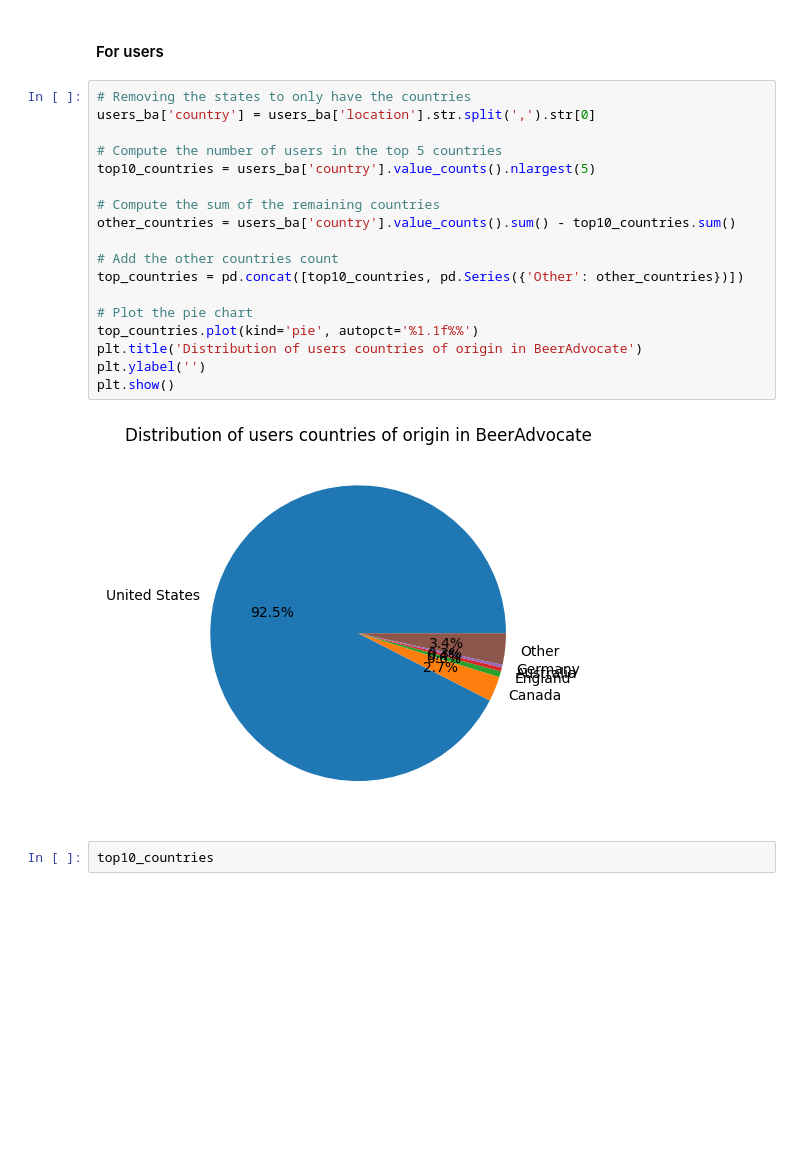
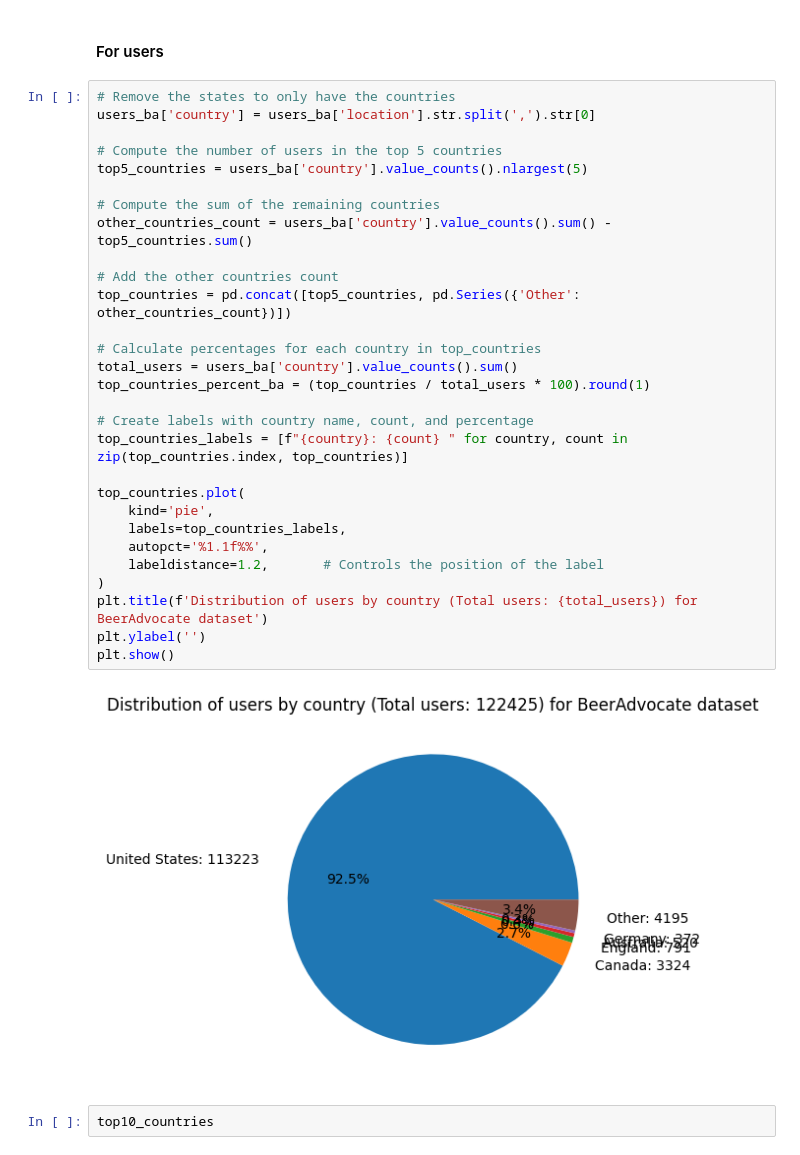
Before and after one commit to epfl-ada/ada-2024-project-databrewers, a Jupyter notebook: pauline.ipynb, the cells around one changed output. Saved outputs shown, nothing was run; the diff lists cells and outputs as text; blank space fills up the shorter version.

Commit message:
Pie plot

```diff
--- a/pauline.ipynb
+++ b/pauline.ipynb
@@ -186,25 +197,36 @@ users_ba
 # %% [markdown]
 #### For users
 # %%
-# Removing the states to only have the countries
+# Remove the states to only have the countries
 users_ba['country'] = users_ba['location'].str.split(',').str[0]
 
 # Compute the number of users in the top 5 countries
-top10_countries = users_ba['country'].value_counts().nlargest(5)
+top5_countries = users_ba['country'].value_counts().nlargest(5)
 
 # Compute the sum of the remaining countries
-other_countries = users_ba['country'].value_counts().sum() - top10_countries.sum()
+other_countries_count = users_ba['country'].value_counts().sum() - top5_countries.sum()
 
 # Add the other countries count
-top_countries = pd.concat([top10_countries, pd.Series({'Other': other_countries})])
+top_countries = pd.concat([top5_countries, pd.Series({'Other': other_countries_count})])
 
-# Plot the pie chart
-top_countries.plot(kind='pie', autopct='%1.1f%%')
-plt.title('Distribution of users countries of origin in BeerAdvocate')
+# Calculate percentages for each country in top_countries
+total_users = users_ba['country'].value_counts().sum()
+top_countries_percent_ba = (top_countries / total_users * 100).round(1)
+
+# Create labels with country name, count, and percentage
+top_countries_labels = [f"{country}: {count} " for country, count in zip(top_countries.index, top_countries)]
+
+top_countries.plot(
+    kind='pie',
+    labels=top_countries_labels,
+    autopct='%1.1f%%',
+    labeldistance=1.2,       # Controls the position of the label
+)
+plt.title(f'Distribution of users by country (Total users: {total_users}) for BeerAdvocate dataset')
 plt.ylabel('')
 plt.show()
 # %% [output]
-[figure, old version]
+[figure, new version]
 # %%
 top10_countries
 # %% [output]
```
Also changed, not shown: parts of 3 cells of this notebook.
